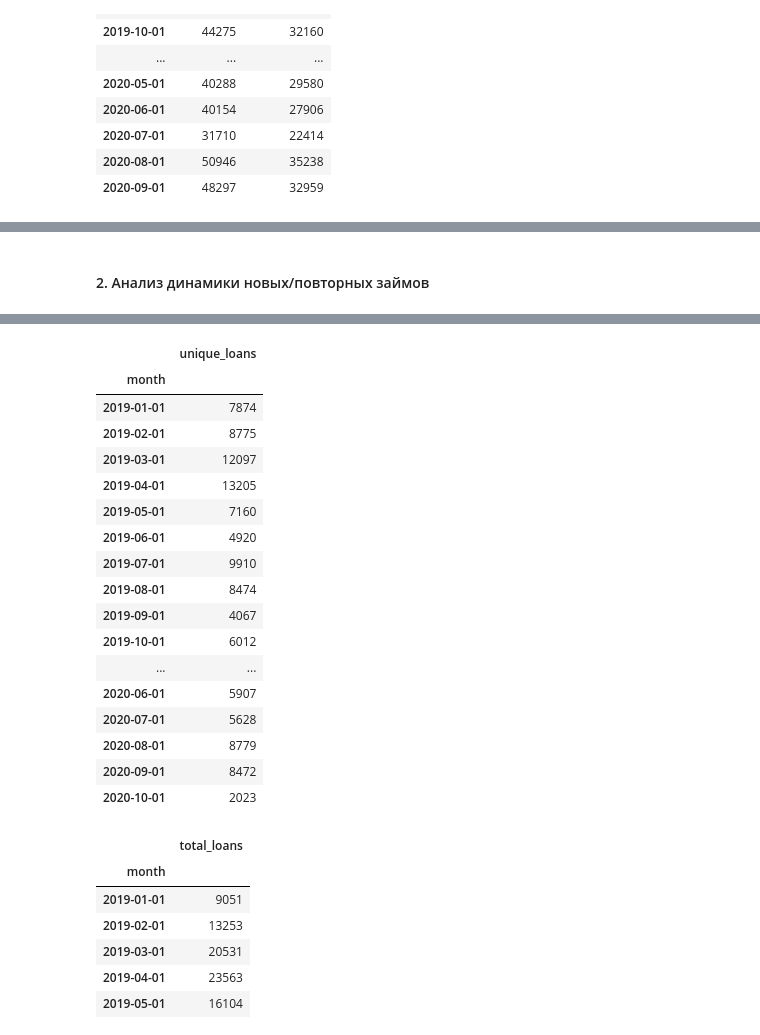
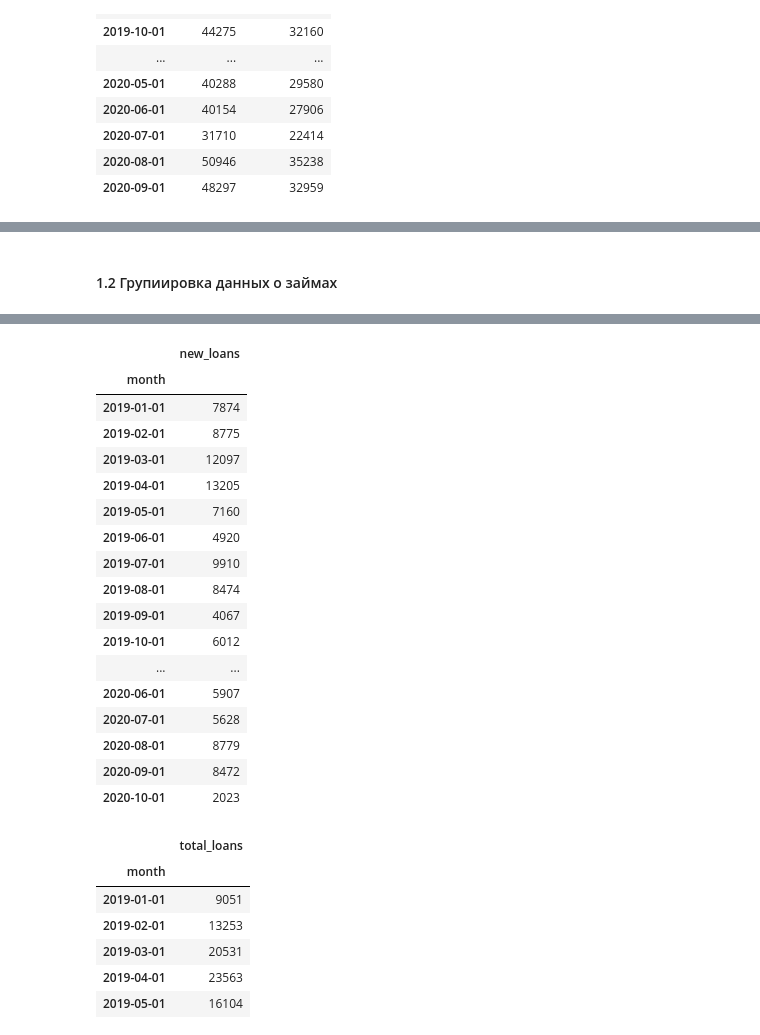
Before and after one commit to g0vn0c0d3r/da, a Jupyter notebook: data/Untitled.ipynb, the cells around one changed output, grey strips where cells are left out. Saved outputs shown, nothing was run; the diff lists cells and outputs as text; code cells hidden in the pictures.

```diff
--- a/data/Untitled.ipynb
+++ b/data/Untitled.ipynb
@@ -242,5 +228,5 @@ regs_by_month.plot(figsize=(13, 9), grid=True, y='cr');
-# %% [markdown]
-#### 2. Анализ динамики новых/повторных займов
+# %% [markdown]
+#### 1.2 Групиировка данных о займах
 # %%
 # у нас уже есть сгруппированные по месяцам данные о регистрациях, теперь тоже самое нужно сделать с займами
 # но для начала - добавить в таблицу loans столбцы: date, week, month - день, неделя и месяц регистрации
@@ -260,16 +246,16 @@ loans.head()
 | 9 | 2825359 | 58BCB5F4-9954-4ADA-A533-24405DD9C00D | 2019-01-01 | 7000.0 | 30 | Погашен | 2019-03-02 23:59:59.999 | 2019-01-01 | 2018-12-31 | 2019-01-01 |
 # %%
 # для начала для каждого юзера найдем месяц первого займа
-unique_loans_by_month = loans.sort_values(by=['cid', 'start_ts']).groupby(by='cid').agg({'month': 'first'}).reset_index()
+new_loans_by_month = loans.sort_values(by=['cid', 'start_ts']).groupby(by='cid').agg({'month': 'first'}).reset_index()
 
 # теперь сгруппируем данные по месяцам и подсчитаем кол-во уникальны займов
-unique_loans_by_month = unique_loans_by_month.groupby(by='month').agg({'cid': 'count'})
-unique_loans_by_month.columns = ['unique_loans']
+new_loans_by_month = new_loans_by_month.groupby(by='month').agg({'cid': 'count'})
+new_loans_by_month.columns = ['new_loans']
 
 # проверяем
-unique_loans_by_month
+new_loans_by_month
 # %% [output]
-|  | unique_loans |
+|  | new_loans |
 | month |  |
 | 2019-01-01 | 7874 |
 | 2019-02-01 | 8775 |
```
Also changed, not shown: parts of 25 cells of this notebook.
